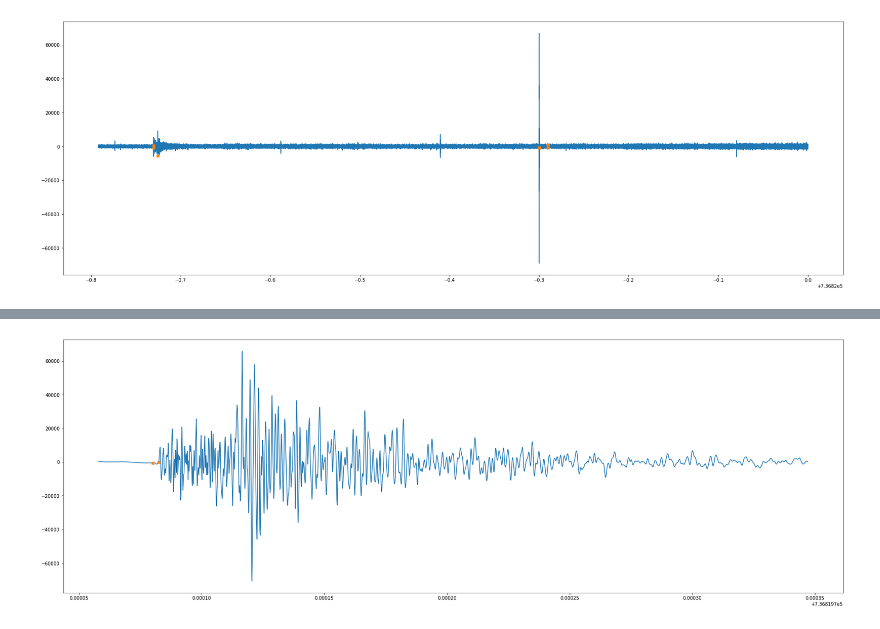
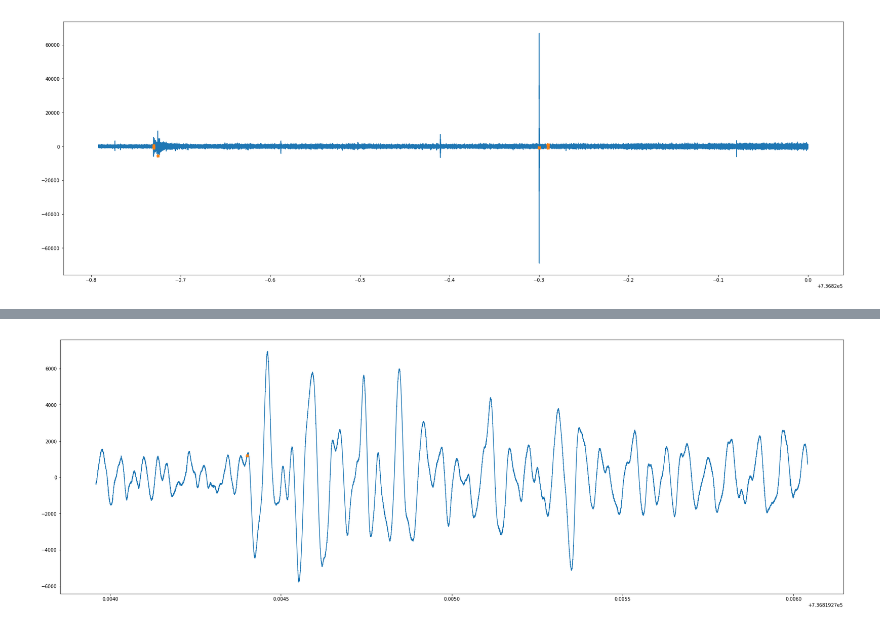
Before and after one commit to asergeev95/obspy_data_processing, a Jupyter notebook: OBSPY/data_stitching.ipynb, the cells around one changed output, grey strips where cells are left out. Saved outputs shown, nothing was run; the diff lists cells and outputs as text; code cells hidden in the pictures.

```diff
--- a/OBSPY/data_stitching.ipynb
+++ b/OBSPY/data_stitching.ipynb
@@ -170,9 +179,20 @@ part_data = t1_data[inter]
 # %%
+t1 = station_data[0]
+t1_data = t1.data
+t1_times = t1.times("utcdatetime")
+starttime=UTCDateTime('2018-05-05T06:34:30')
+endtime=UTCDateTime('2018-05-05T06:37:30')
+ind_s = np.where(t1_times > starttime)
+ind_e = np.where(t1_times < endtime)
+indexes = np.intersect1d(ind_s, ind_e)
+t1_matplotlib_times = t1.times("matplotlib")
+
+inter = np.intersect1d(lpeaks, indexes)
+
 fig = plt.figure(figsize=(30,10))
 ax = fig.add_subplot(1,1,1)
 ax.plot(t1_matplotlib_times[indexes], t1_data[indexes])
-#ax.plot(t1_times[indexes][inter], t1_data[indexes][inter], "X")
 ax.plot(t1_matplotlib_times[inter], t1_data[inter], "X")
 plt.show()
 # %% [output]
-[figure, old version]
+[figure, new version]
```
Also changed, not shown: parts of 19 cells of this notebook.
